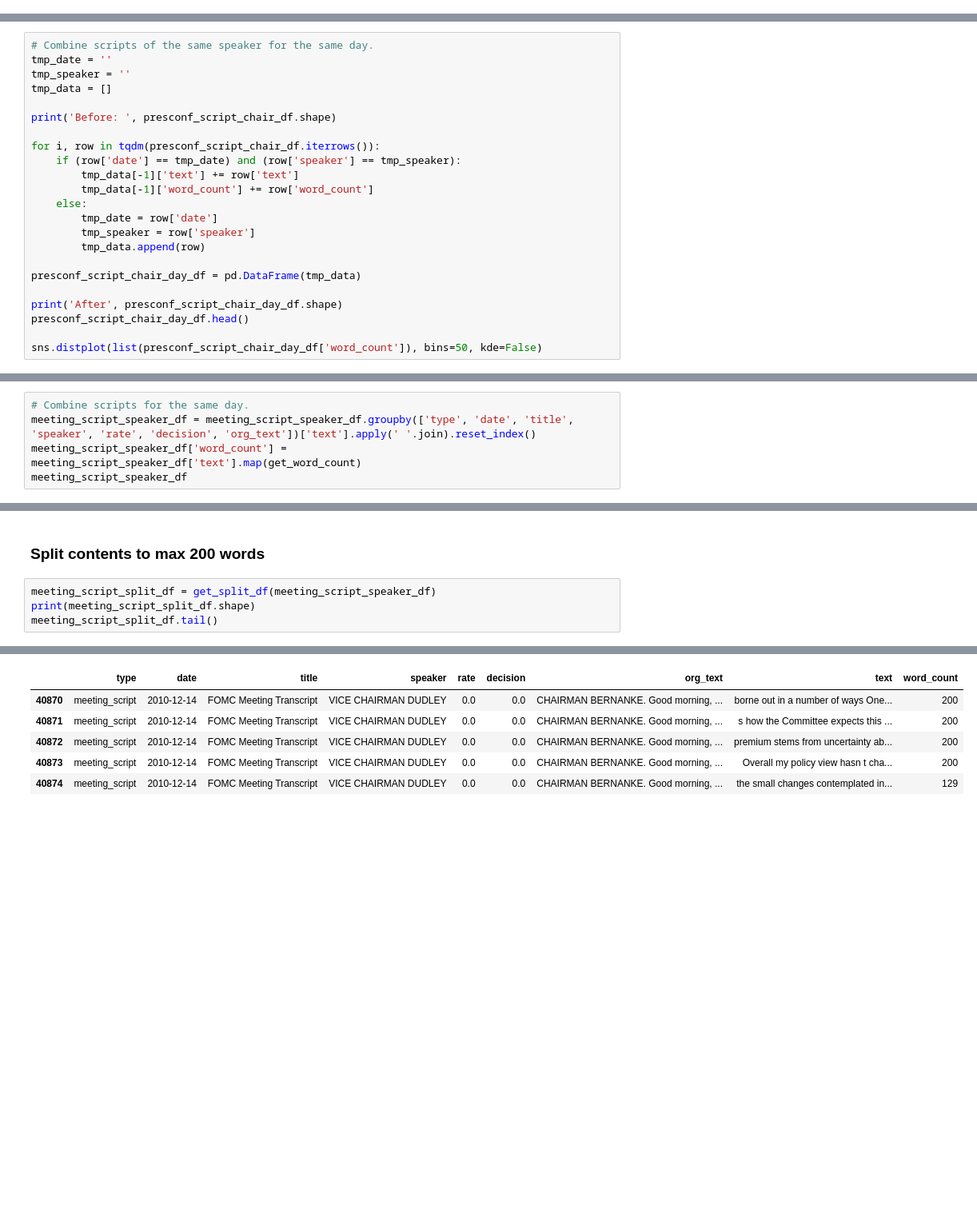
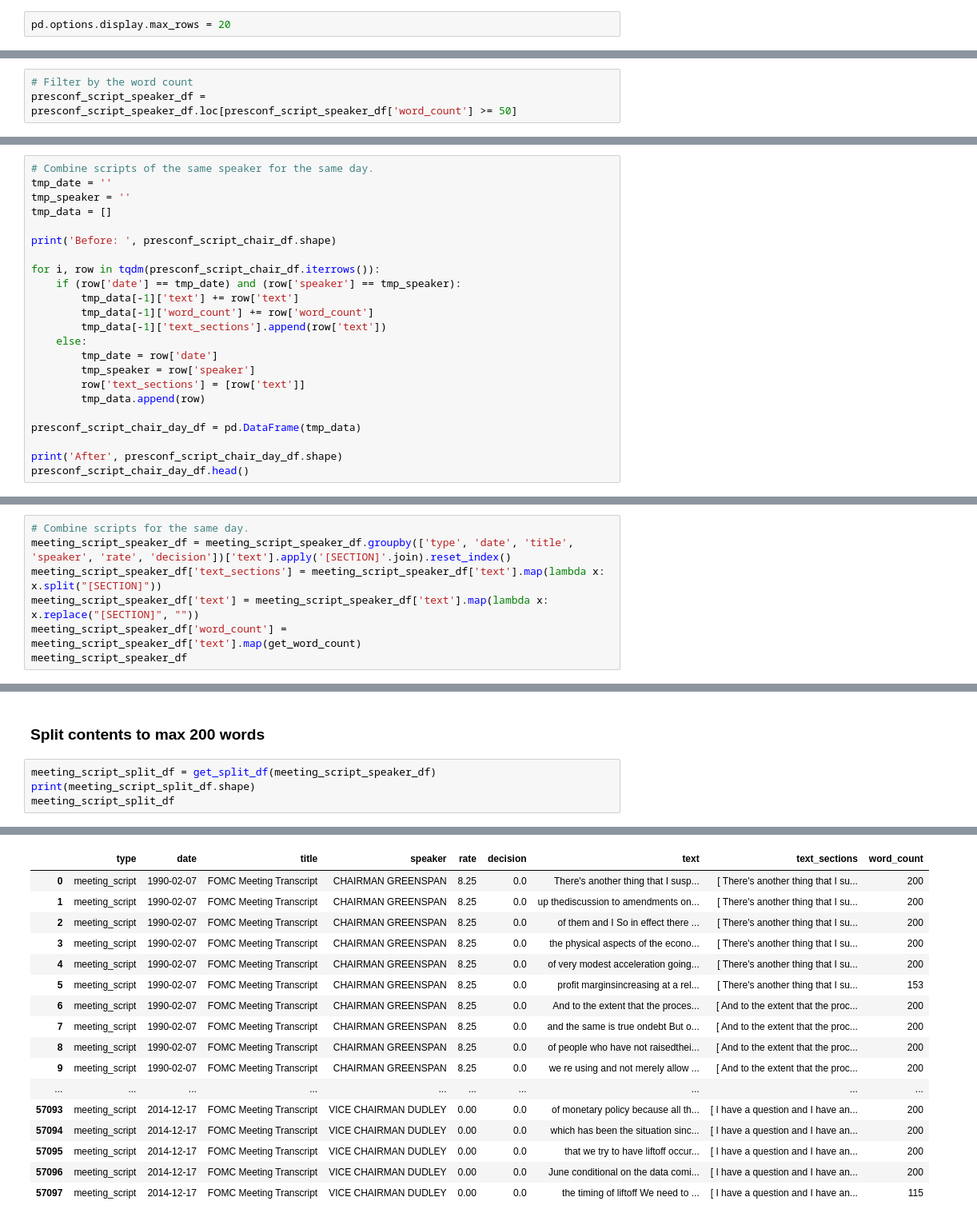
Before and after one commit to yukit-k/centralbank_analysis, a Jupyter notebook: src/3_FOMC_Analysis_Preprocess_Text.ipynb, the cells around one changed output, grey strips where cells are left out. Shown at 80% size. Cells and saved outputs as stored; diff of their text form; blank space fills up the shorter version.

```diff
--- a/src/3_FOMC_Analysis_Preprocess_Text.ipynb
+++ b/src/3_FOMC_Analysis_Preprocess_Text.ipynb
@@ -830,0 +878,2 @@ sns.distplot(proc_minutes_df["word_count"].values, bins=50)
+# %%
+pd.options.display.max_rows = 20
@@ -957,4 +1050,7 @@ presconf_script_speaker_df
 2018 rows × 11 columns
+# %%
+# Filter by the word count
+presconf_script_speaker_df = presconf_script_speaker_df.loc[presconf_script_speaker_df['word_count'] >= 50]
 # %%
 print(presconf_script_speaker_df.shape)
 sns.distplot(presconf_script_speaker_df["word_count"].values, bins=50)
@@ -1006,15 +1102,15 @@ for i, row in tqdm(presconf_script_chair_df.iterrows()):
     if (row['date'] == tmp_date) and (row['speaker'] == tmp_speaker):
         tmp_data[-1]['text'] += row['text']
         tmp_data[-1]['word_count'] += row['word_count']
+        tmp_data[-1]['text_sections'].append(row['text'])
     else:
         tmp_date = row['date']
         tmp_speaker = row['speaker']
+        row['text_sections'] = [row['text']]
         tmp_data.append(row)
 
 presconf_script_chair_day_df = pd.DataFrame(tmp_data)
 
 print('After', presconf_script_chair_day_df.shape)
 presconf_script_chair_day_df.head()
-
-sns.distplot(list(presconf_script_chair_day_df['word_count']), bins=50, kde=False)
 # %% [output]
@@ -1185,7 +1332,9 @@ sns.distplot(meeting_script_speaker_df["word_count"].values, bins=50)
 [figure]
 # %%
 # Combine scripts for the same day.
-meeting_script_speaker_df = meeting_script_speaker_df.groupby(['type', 'date', 'title', 'speaker', 'rate', 'decision', 'org_text'])['text'].apply(' '.join).reset_index()
+meeting_script_speaker_df = meeting_script_speaker_df.groupby(['type', 'date', 'title', 'speaker', 'rate', 'decision'])['text'].apply('[SECTION]'.join).reset_index()
+meeting_script_speaker_df['text_sections'] = meeting_script_speaker_df['text'].map(lambda x: x.split("[SECTION]"))
+meeting_script_speaker_df['text'] = meeting_script_speaker_df['text'].map(lambda x: x.replace("[SECTION]", ""))
 meeting_script_speaker_df['word_count'] = meeting_script_speaker_df['text'].map(get_word_count)
 meeting_script_speaker_df
 # %% [output]
@@ -1217,5 +1366,5 @@ sns.distplot(meeting_script_speaker_df["word_count"].values, bins=50)
 # %%
 meeting_script_split_df = get_split_df(meeting_script_speaker_df)
 print(meeting_script_split_df.shape)
-meeting_script_split_df.tail()
+meeting_script_split_df
 # %% [output]
@@ -1223,6 +1372,17 @@ meeting_script_split_df.tail()
-|  | type | date | title | speaker | rate | decision | org_text | text | word_count |
-| 40870 | meeting_script | 2010-12-14 | FOMC Meeting Transcript | VICE CHAIRMAN DUDLEY | 0.0 | 0.0 | CHAIRMAN BERNANKE. Good morning, ... | borne out in a number of ways One... | 200 |
-| 40871 | meeting_script | 2010-12-14 | FOMC Meeting Transcript | VICE CHAIRMAN DUDLEY | 0.0 | 0.0 | CHAIRMAN BERNANKE. Good morning, ... | s how the Committee expects this ... | 200 |
-| 40872 | meeting_script | 2010-12-14 | FOMC Meeting Transcript | VICE CHAIRMAN DUDLEY | 0.0 | 0.0 | CHAIRMAN BERNANKE. Good morning, ... | premium stems from uncertainty ab... | 200 |
-| 40873 | meeting_script | 2010-12-14 | FOMC Meeting Transcript | VICE CHAIRMAN DUDLEY | 0.0 | 0.0 | CHAIRMAN BERNANKE. Good morning, ... | Overall my policy view hasn t cha... | 200 |
-| 40874 | meeting_script | 2010-12-14 | FOMC Meeting Transcript | VICE CHAIRMAN DUDLEY | 0.0 | 0.0 | CHAIRMAN BERNANKE. Good morning, ... | the small changes contemplated in... | 129 |
+|  | type | date | title | speaker | rate | decision | text | text_sections | word_count |
+| 0 | meeting_script | 1990-02-07 | FOMC Meeting Transcript | CHAIRMAN GREENSPAN | 8.25 | 0.0 | There's another thing that I susp... | [ There's another thing that I su... | 200 |
+| 1 | meeting_script | 1990-02-07 | FOMC Meeting Transcript | CHAIRMAN GREENSPAN | 8.25 | 0.0 | up thediscussion to amendments on... | [ There's another thing that I su... | 200 |
+| 2 | meeting_script | 1990-02-07 | FOMC Meeting Transcript | CHAIRMAN GREENSPAN | 8.25 | 0.0 | of them and I So in effect there ... | [ There's another thing that I su... | 200 |
+| 3 | meeting_script | 1990-02-07 | FOMC Meeting Transcript | CHAIRMAN GREENSPAN | 8.25 | 0.0 | the physical aspects of the econo... | [ There's another thing that I su... | 200 |
+| 4 | meeting_script | 1990-02-07 | FOMC Meeting Transcript | CHAIRMAN GREENSPAN | 8.25 | 0.0 | of very modest acceleration going... | [ There's another thing that I su... | 200 |
+| 5 | meeting_script | 1990-02-07 | FOMC Meeting Transcript | CHAIRMAN GREENSPAN | 8.25 | 0.0 | profit marginsincreasing at a rel... | [ There's another thing that I su... | 153 |
+| 6 | meeting_script | 1990-02-07 | FOMC Meeting Transcript | CHAIRMAN GREENSPAN | 8.25 | 0.0 | And to the extent that the proces... | [ And to the extent that the proc... | 200 |
+| 7 | meeting_script | 1990-02-07 | FOMC Meeting Transcript | CHAIRMAN GREENSPAN | 8.25 | 0.0 | and the same is true ondebt But o... | [ And to the extent that the proc... | 200 |
+| 8 | meeting_script | 1990-02-07 | FOMC Meeting Transcript | CHAIRMAN GREENSPAN | 8.25 | 0.0 | of people who have not raisedthei... | [ And to the extent that the proc... | 200 |
+| 9 | meeting_script | 1990-02-07 | FOMC Meeting Transcript | CHAIRMAN GREENSPAN | 8.25 | 0.0 | we re using and not merely allow ... | [ And to the extent that the proc... | 200 |
+| ... | ... | ... | ... | ... | ... | ... | ... | ... | ... |
+| 57093 | meeting_script | 2014-12-17 | FOMC Meeting Transcript | VICE CHAIRMAN DUDLEY | 0.00 | 0.0 | of monetary policy because all th... | [ I have a question and I have an... | 200 |
+| 57094 | meeting_script | 2014-12-17 | FOMC Meeting Transcript | VICE CHAIRMAN DUDLEY | 0.00 | 0.0 | which has been the situation sinc... | [ I have a question and I have an... | 200 |
+| 57095 | meeting_script | 2014-12-17 | FOMC Meeting Transcript | VICE CHAIRMAN DUDLEY | 0.00 | 0.0 | that we try to have liftoff occur... | [ I have a question and I have an... | 200 |
+| 57096 | meeting_script | 2014-12-17 | FOMC Meeting Transcript | VICE CHAIRMAN DUDLEY | 0.00 | 0.0 | June conditional on the data comi... | [ I have a question and I have an... | 200 |
+| 57097 | meeting_script | 2014-12-17 | FOMC Meeting Transcript | VICE CHAIRMAN DUDLEY | 0.00 | 0.0 | the timing of liftoff We need to ... | [ I have a question and I have an... | 115 |
```
Also changed, not shown: parts of 65 cells of this notebook.
